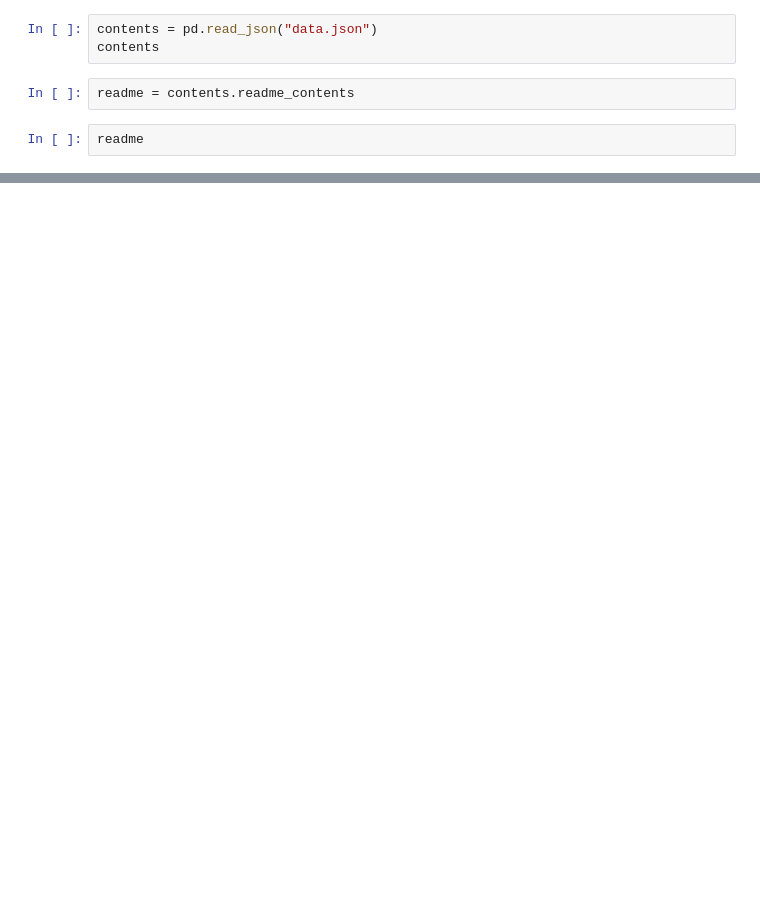
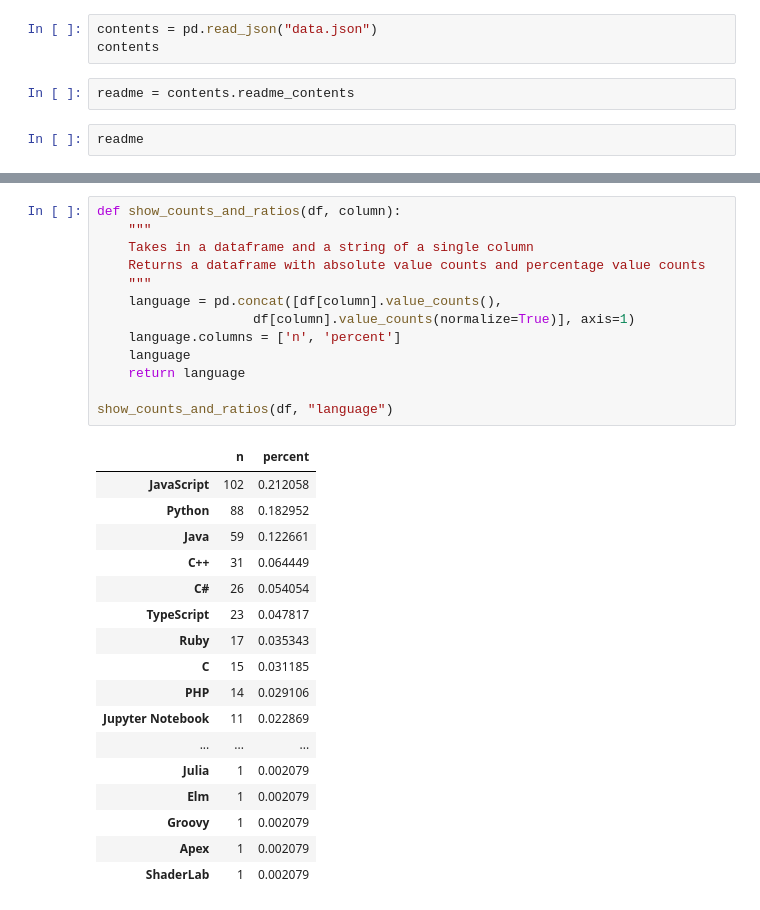
Before and after one commit to Lindsey-Melkozerov-Mitchell/project_repo, a Jupyter notebook: David/Preparation_NLP.ipynb, the cells around one changed output, grey strips where cells are left out. Cells and saved outputs as stored; diff of their text form; blank space fills up the shorter version.

```diff
--- a/David/Preparation_NLP.ipynb
+++ b/David/Preparation_NLP.ipynb
@@ -531,0 +618,31 @@ readme
+# %%
+def show_counts_and_ratios(df, column):
+    """
+    Takes in a dataframe and a string of a single column
+    Returns a dataframe with absolute value counts and percentage value counts
+    """
+    language = pd.concat([df[column].value_counts(),
+                    df[column].value_counts(normalize=True)], axis=1)
+    language.columns = ['n', 'percent']
+    language
+    return language
+
+show_counts_and_ratios(df, "language")
+# %% [output]
+|  | n | percent |
+| JavaScript | 102 | 0.212058 |
+| Python | 88 | 0.182952 |
+| Java | 59 | 0.122661 |
+| C++ | 31 | 0.064449 |
+| C# | 26 | 0.054054 |
+| TypeScript | 23 | 0.047817 |
+| Ruby | 17 | 0.035343 |
+| C | 15 | 0.031185 |
+| PHP | 14 | 0.029106 |
+| Jupyter Notebook | 11 | 0.022869 |
+| ... | ... | ... |
+| Julia | 1 | 0.002079 |
+| Elm | 1 | 0.002079 |
+| Groovy | 1 | 0.002079 |
+| Apex | 1 | 0.002079 |
+| ShaderLab | 1 | 0.002079 |
```
Also changed, not shown: parts of 11 cells of this notebook.
